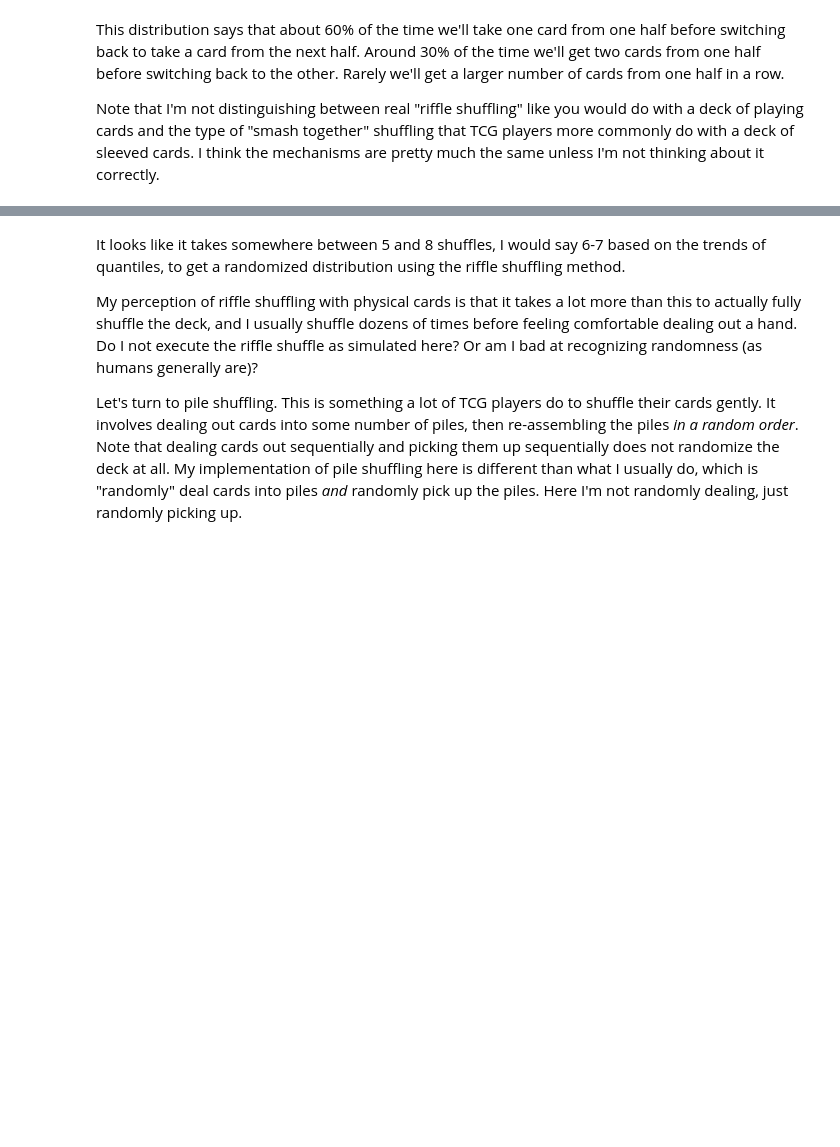
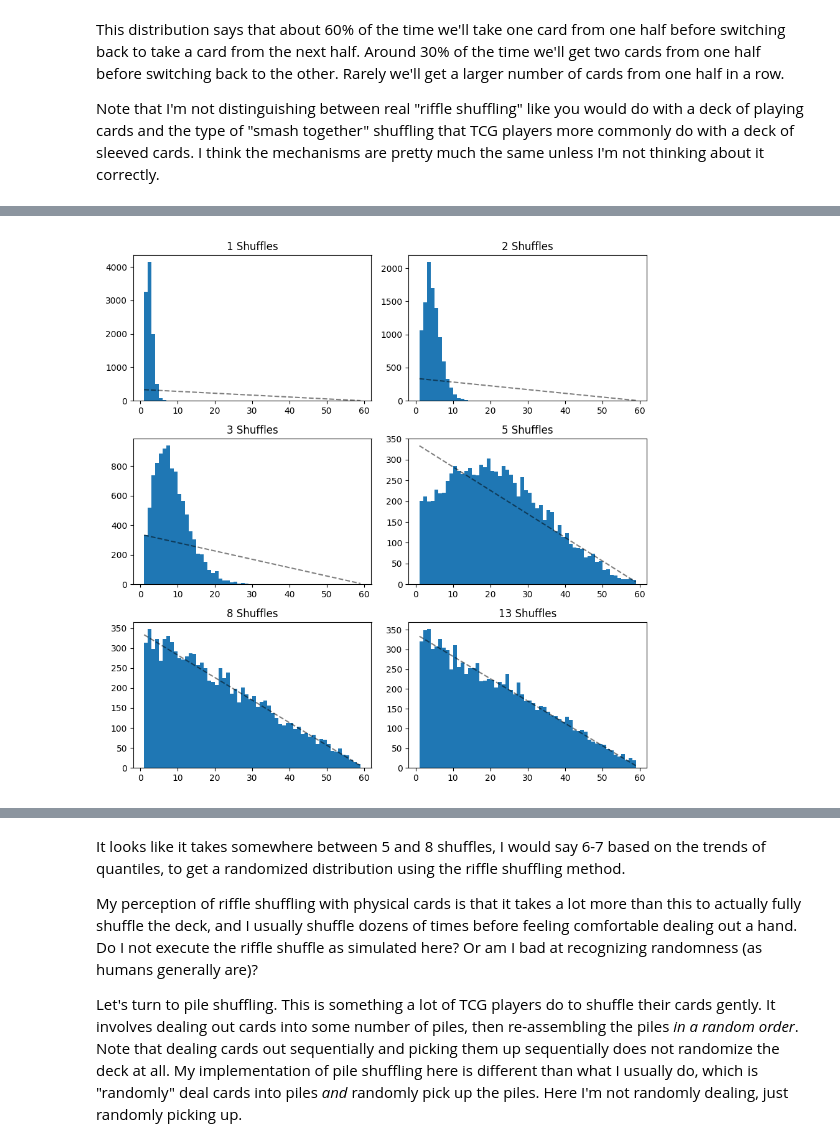
Before and after one commit to mrbell/shuffle_study, a Jupyter notebook: notebooks/Exploring Shuffling Methods.ipynb, the cells around one changed output, grey strips where cells are left out. Saved outputs shown, nothing was run; the diff lists cells and outputs as text; code cells hidden in the pictures; blank space fills up the shorter version.

```diff
--- a/notebooks/Exploring Shuffling Methods.ipynb
+++ b/notebooks/Exploring Shuffling Methods.ipynb
@@ -225,5 +229,5 @@ Note that I'm not distinguishing between real "riffle shuffling" like you would
 # %%
 riffle_sim_results = simulate_shuffling(fresh_deck, s.RiffleShuffler)
 # %%
-plot_histograms(riffle_sim_results)
+plot_histograms(riffle_sim_results, x, p)
 # %% [output]
@@ -232,3 +234,4 @@ plot_histograms(riffle_sim_results)
+[figure, added]
 # %%
 _ = plot_sim_summary(riffle_sim_results, ideal_stats)
 # %% [output]
```
Also changed, not shown: parts of 39 cells of this notebook, 2 other files.
